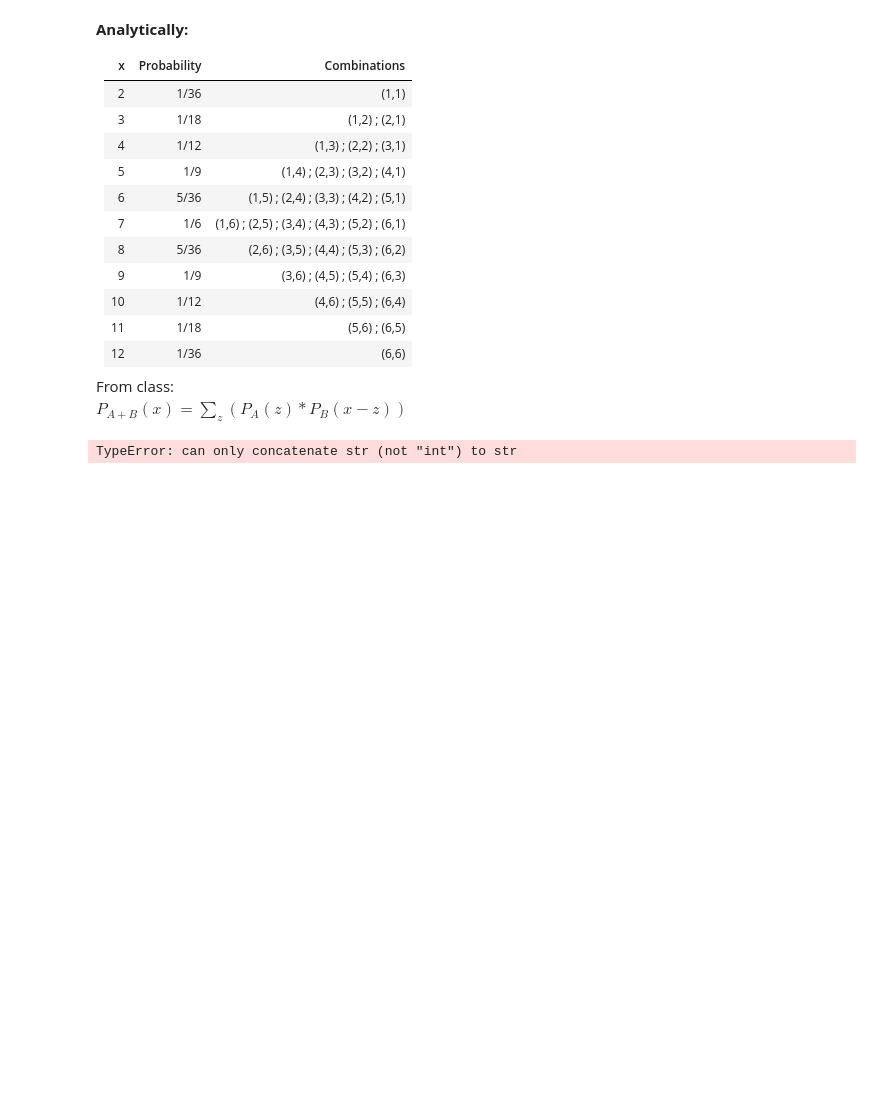
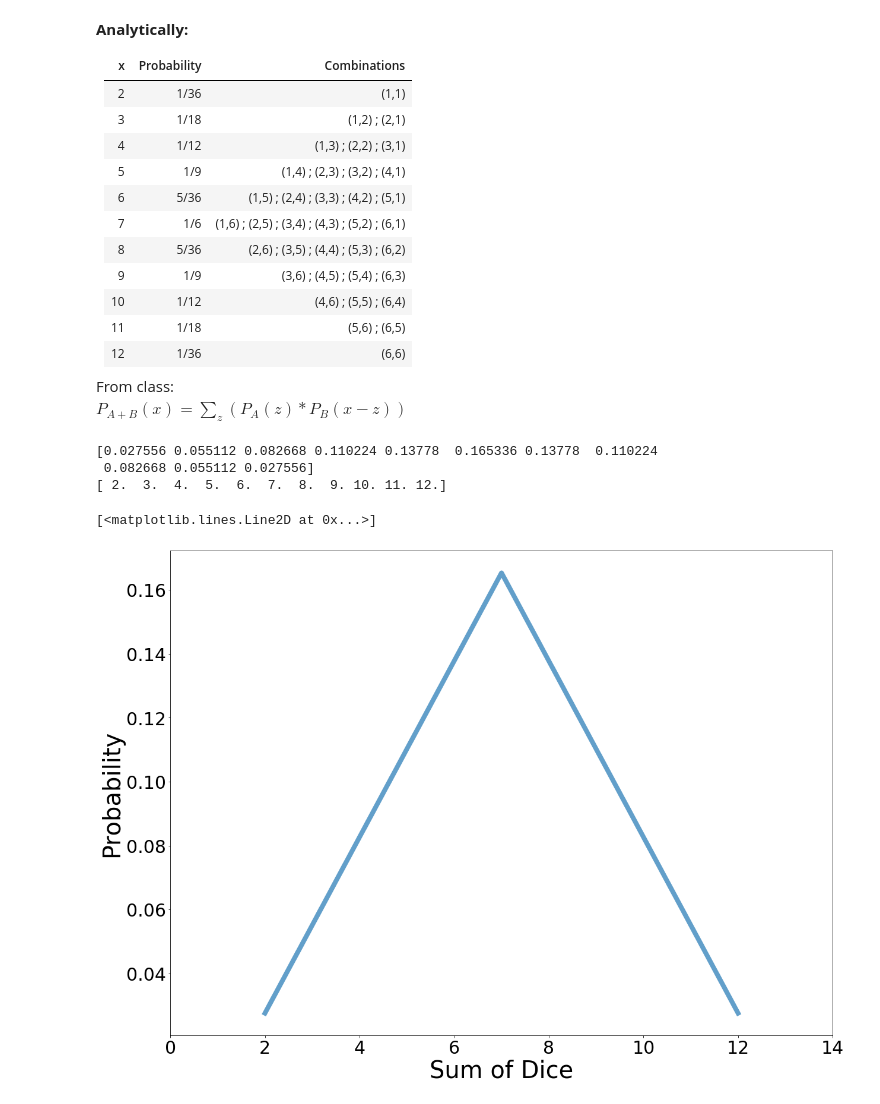
Before and after one commit to nsyochum/Physics-434, a Jupyter notebook: Homework_2/Homework2.ipynb, the cells around one changed output. Cells and saved outputs as stored; diff of their text form; code cells hidden in the pictures; blank space fills up the shorter version.

```diff
--- a/Homework_2/Homework2.ipynb
+++ b/Homework_2/Homework2.ipynb
@@ -24,8 +24,32 @@ x | Probability | Combinations
 
 From class:
     $P_{A+B}(x) = \sum_z (P_A(z)*P_B(x-z))$
-# %%
-for n in range(12):
-    print("P(" + n + "): ")
-# %% [output]
-TypeError: can only concatenate str (not "int") to str
+# %%
+%matplotlib inline
+import numpy as np
+import matplotlib
+import matplotlib.pyplot as plt
+import scipy
+from scipy import stats
+
+probs = [0.166, 0.166, 0.166, 0.166, 0.166, 0.166]
+convolve = np.convolve(probs, probs)
+print(convolve)
+x = np.linspace(2,12,11)
+
+print(x)
+#this sets the size of the plot to something useful
+plt.rcParams["figure.figsize"] = (20,15)
+fig, ax = plt.subplots(1, 1)
+plt.tick_params(labelsize = 30)
+plt.xlim([0,14])
+
+ax.set_ylabel('Probability', fontsize=40)
+ax.set_xlabel('Sum of Dice', fontsize=40)
+ax.plot(x, convolve, linewidth = 8, alpha = 0.7)
+# %% [output]
+[0.027556 0.055112 0.082668 0.110224 0.13778  0.165336 0.13778  0.110224
+ 0.082668 0.055112 0.027556]
+[ 2.  3.  4.  5.  6.  7.  8.  9. 10. 11. 12.]
+[<matplotlib.lines.Line2D at 0x...>]
+[figure, added]
```
Also changed, not shown: parts of 9 cells of this notebook.
